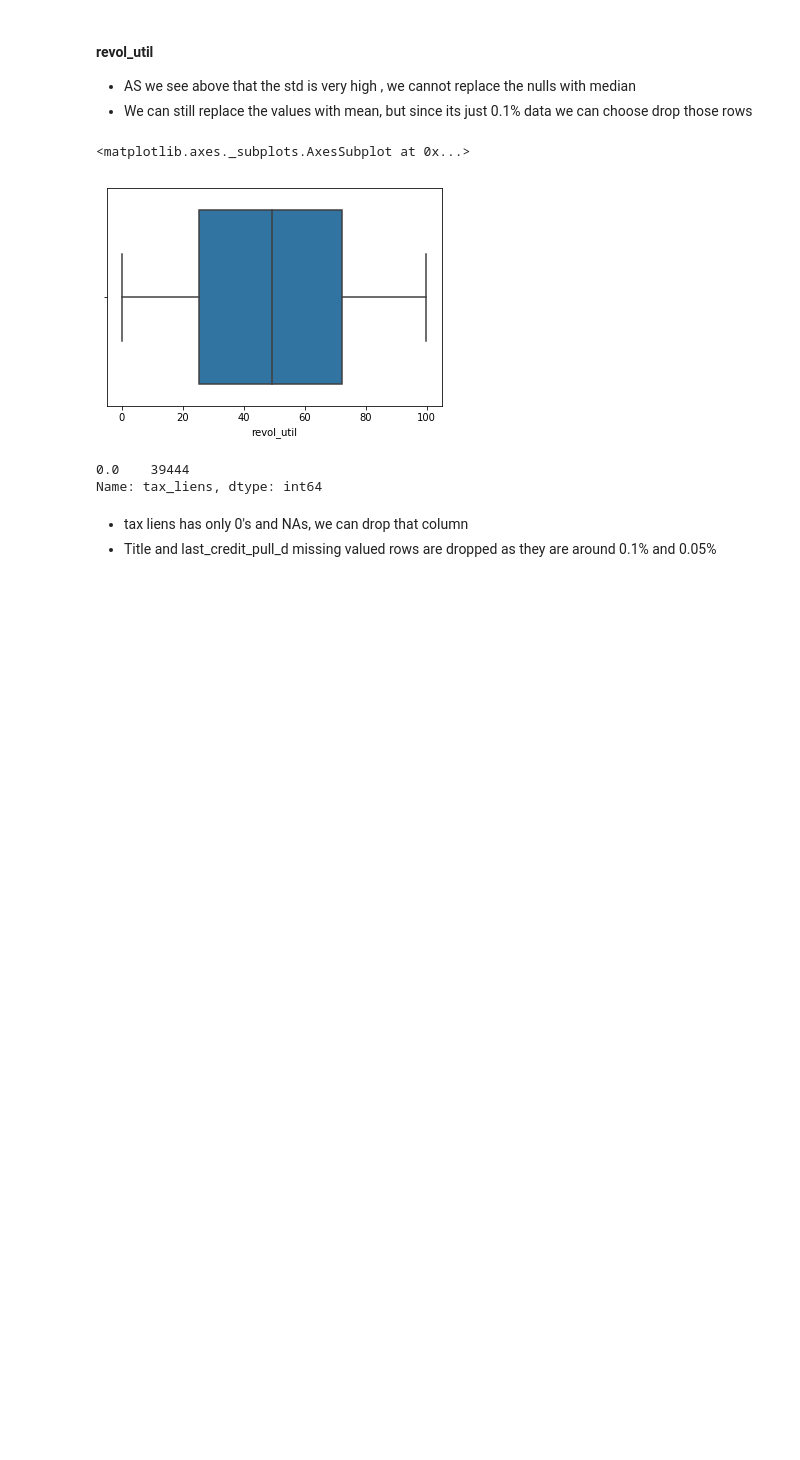
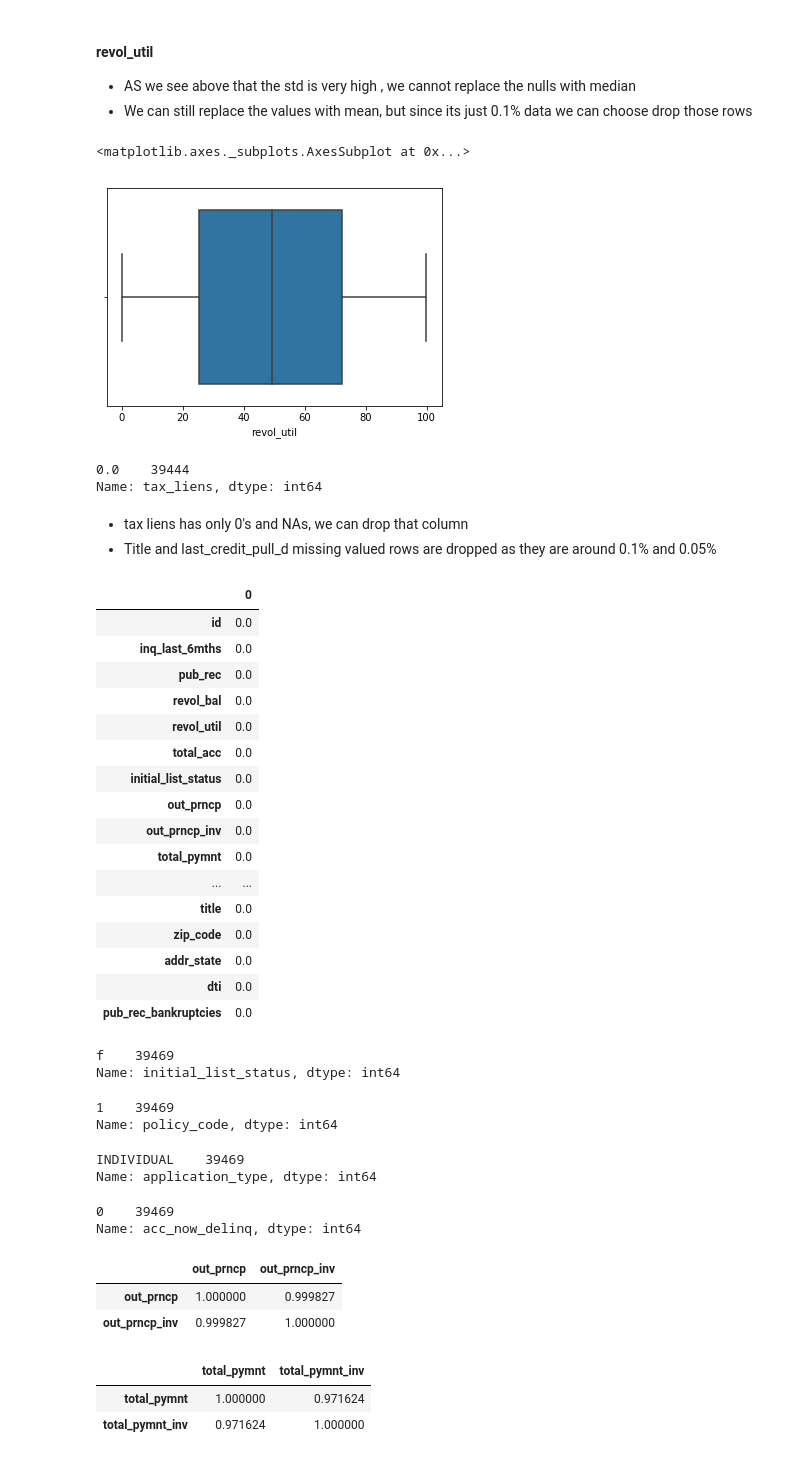
Before and after one commit to sameerg07/LendingClubEDA, a Jupyter notebook: LendingClubEDA.ipynb, the cells around one changed output. Cells and saved outputs as stored; diff of their text form; code cells hidden in the pictures; blank space fills up the shorter version.

```diff
--- a/LendingClubEDA.ipynb
+++ b/LendingClubEDA.ipynb
@@ -330,3 +325,65 @@ df.drop(columns=["tax_liens"],inplace=True)
 ## remove rows where title and last_credit_pull_d
 df = df[~df.title.isnull()]
 df = df[~df.last_credit_pull_d.isnull()]
+# %%
+## lets see the missing values within the left out columns
+missing = (100* df.isnull().sum()/df.shape[0]).to_frame()
+missing.sort_values(0,ascending=False)
+# %% [output]
+|  | 0 |
+| id | 0.0 |
+| inq_last_6mths | 0.0 |
+| pub_rec | 0.0 |
+| revol_bal | 0.0 |
+| revol_util | 0.0 |
+| total_acc | 0.0 |
+| initial_list_status | 0.0 |
+| out_prncp | 0.0 |
+| out_prncp_inv | 0.0 |
+| total_pymnt | 0.0 |
+| ... | ... |
+| title | 0.0 |
+| zip_code | 0.0 |
+| addr_state | 0.0 |
+| dti | 0.0 |
+| pub_rec_bankruptcies | 0.0 |
+# %%
+#checking no. of value_counts for column
+df.initial_list_status.value_counts()
+# %% [output]
+f    39469
+Name: initial_list_status, dtype: int64
+# %%
+#checking no. of value_counts for policy_code column
+df.policy_code.value_counts()
+# %% [output]
+1    39469
+Name: policy_code, dtype: int64
+# %%
+#checking no. of value_counts for application_type column
+df.application_type.value_counts()
+# %% [output]
+INDIVIDUAL    39469
+Name: application_type, dtype: int64
+# %%
+#checking no. of calue_counts for acc_now_delinq column
+df.acc_now_delinq.value_counts()
+# %% [output]
+0    39469
+Name: acc_now_delinq, dtype: int64
+# %%
+#lets find out co-relation between out_prncp and out_prncp_inv columns
+df[['out_prncp','out_prncp_inv']].corr(method='pearson')
+#we can see that these two columns are highly co-related with 99% positive co-relation. So we can drop any one column
+# %% [output]
+|  | out_prncp | out_prncp_inv |
+| out_prncp | 1.000000 | 0.999827 |
+| out_prncp_inv | 0.999827 | 1.000000 |
+# %%
+#lets find out co-relation between total_pymnt and total_pymnt_inv columns
+df[['total_pymnt','total_pymnt_inv']].corr(method='pearson')
+#we can see that these two columns are highly co-related with 97% positive co-relation. So we can drop any one column
+# %% [output]
+|  | total_pymnt | total_pymnt_inv |
+| total_pymnt | 1.000000 | 0.971624 |
+| total_pymnt_inv | 0.971624 | 1.000000 |
```
Also changed, not shown: parts of 4 cells of this notebook.
